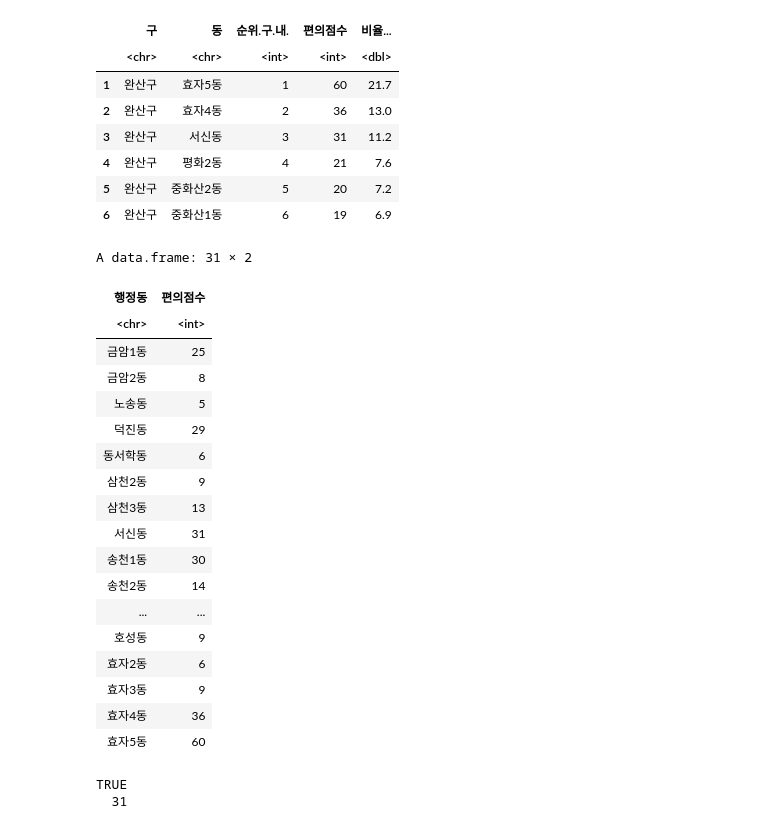
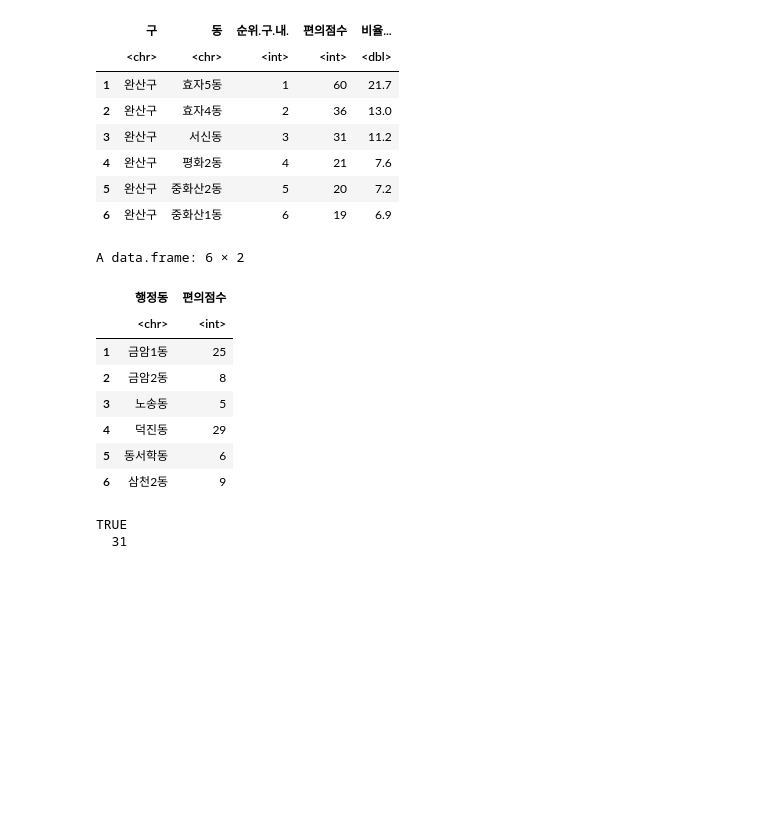
Before and after one commit to ycw0363/jeonju, a Jupyter notebook: 데이터 정리.ipynb, the cells around one changed output. Cells and saved outputs as stored; diff of their text form; code cells hidden in the pictures; blank space fills up the shorter version.

```diff
--- a/데이터 정리.ipynb
+++ b/데이터 정리.ipynb
@@ -604,28 +569,18 @@ A data.frame: 6 × 5
 # %%
 cvstore <- cvstore[,c(2,4)]
 names(cvstore)[1] <- "행정동"
 cvstore <- arrange(cvstore, cvstore$행정동)
-cvstore
+head(cvstore)
 # %% [output]
-A data.frame: 31 × 2
+A data.frame: 6 × 2
-| 행정동 | 편의점수 |
-| <chr> | <int> |
-| 금암1동 | 25 |
-| 금암2동 | 8 |
-| 노송동 | 5 |
-| 덕진동 | 29 |
-| 동서학동 | 6 |
-| 삼천2동 | 9 |
-| 삼천3동 | 13 |
-| 서신동 | 31 |
-| 송천1동 | 30 |
-| 송천2동 | 14 |
-| ... | ... |
-| 호성동 | 9 |
-| 효자2동 | 6 |
-| 효자3동 | 9 |
-| 효자4동 | 36 |
-| 효자5동 | 60 |
+|  | 행정동 | 편의점수 |
+|  | <chr> | <int> |
+| 1 | 금암1동 | 25 |
+| 2 | 금암2동 | 8 |
+| 3 | 노송동 | 5 |
+| 4 | 덕진동 | 29 |
+| 5 | 동서학동 | 6 |
+| 6 | 삼천2동 | 9 |
 # %%
 table(cvstore$행정동 %in% jjdong)
 table(jjdong %in% cvstore$행정동)
```
Also changed, not shown: parts of 34 cells of this notebook.
